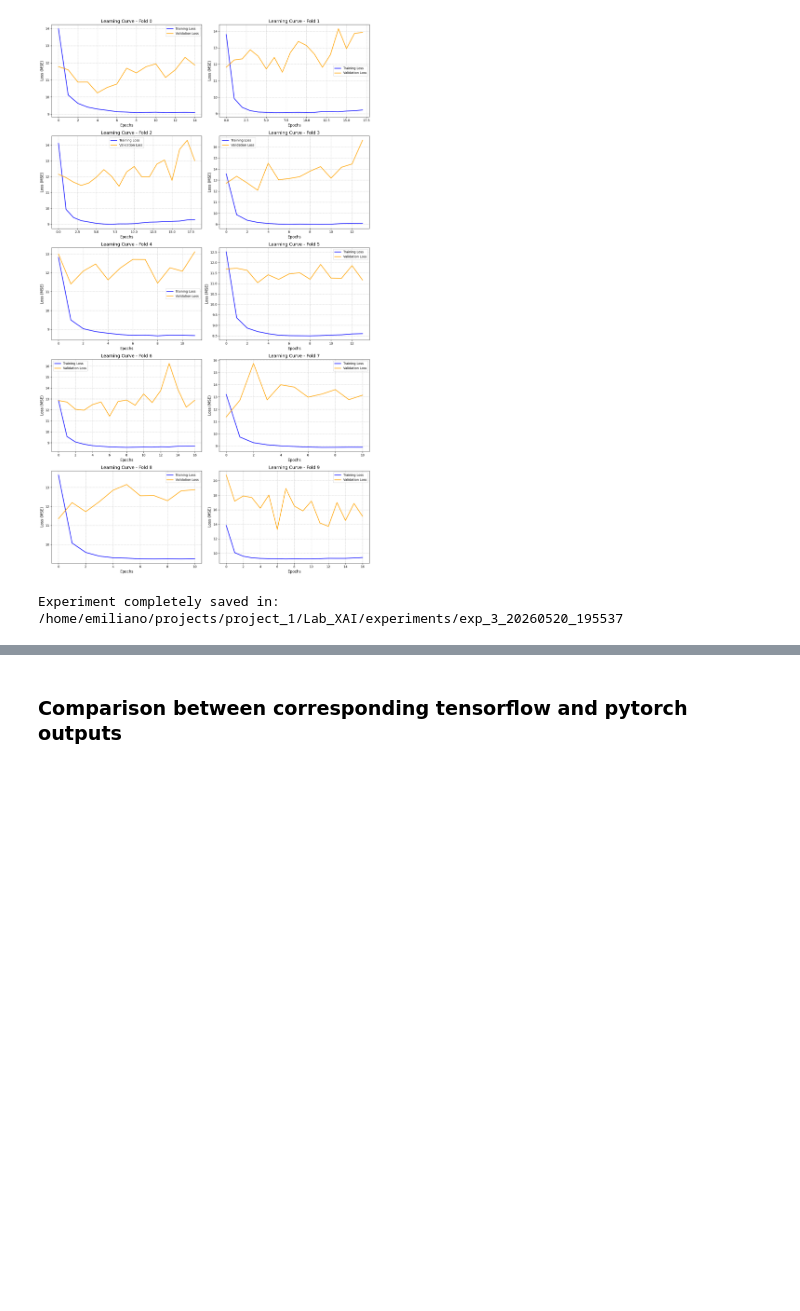
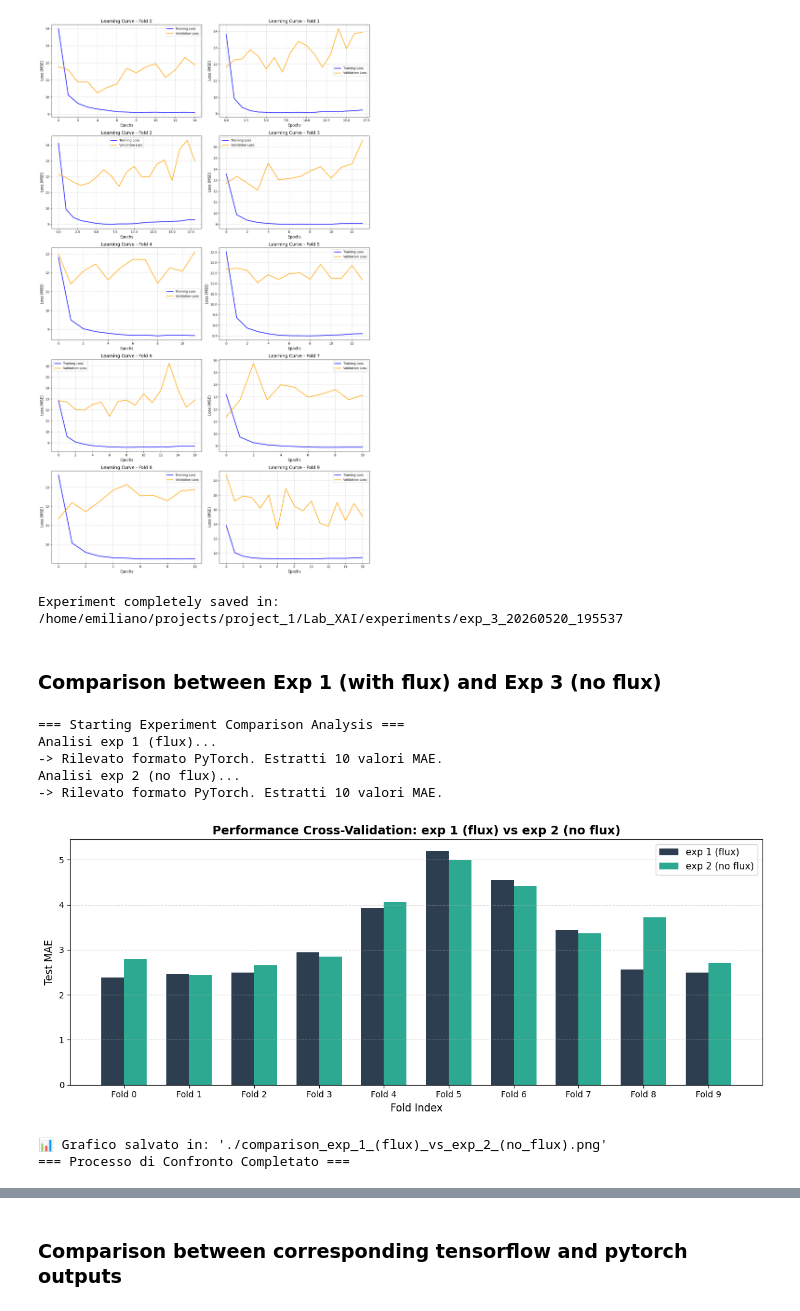
Before and after one commit to Epot12/Lab_XAI, a Jupyter notebook: Lab_XAI_pytorch/main.ipynb, the cells around one changed output, grey strips where cells are left out. Saved outputs shown, nothing was run; the diff lists cells and outputs as text; code cells hidden in the pictures; blank space fills up the shorter version.

Commit message:
Plotted other results of comparison between flux and no flux

```diff
--- a/Lab_XAI_pytorch/main.ipynb
+++ b/Lab_XAI_pytorch/main.ipynb
@@ -340,3 +340,23 @@ Execution 'exp_3' successfully completed in 13315.90s!
 Generating Learning Curves...
 [figure]
 Experiment completely saved in: /home/emiliano/projects/project_1/Lab_XAI/experiments/exp_3_20260520_195537
+# %% [markdown]
+### Comparison between Exp 1 (with flux) and Exp 3 (no flux)
+# %%
+compare_experiments_pipeline(
+    "experiments/exp_1_20260521_160615/MAE_exp_1.txt",
+    "experiments/exp_3_20260520_195537/MAE_exp_3.txt",
+    exp1_label="exp 1 (flux)",
+    exp2_label="exp 2 (no flux)",
+    output_dir=".",
+    show_plots=True
+)
+# %% [output]
+=== Starting Experiment Comparison Analysis ===
+Analisi exp 1 (flux)...
+-> Rilevato formato PyTorch. Estratti 10 valori MAE.
+Analisi exp 2 (no flux)...
+-> Rilevato formato PyTorch. Estratti 10 valori MAE.
+[figure, added]
+📊 Grafico salvato in: './comparison_exp_1_(flux)_vs_exp_2_(no_flux).png'
+=== Processo di Confronto Completato ===
```
Also changed, not shown: parts of 1 cell of this notebook.
